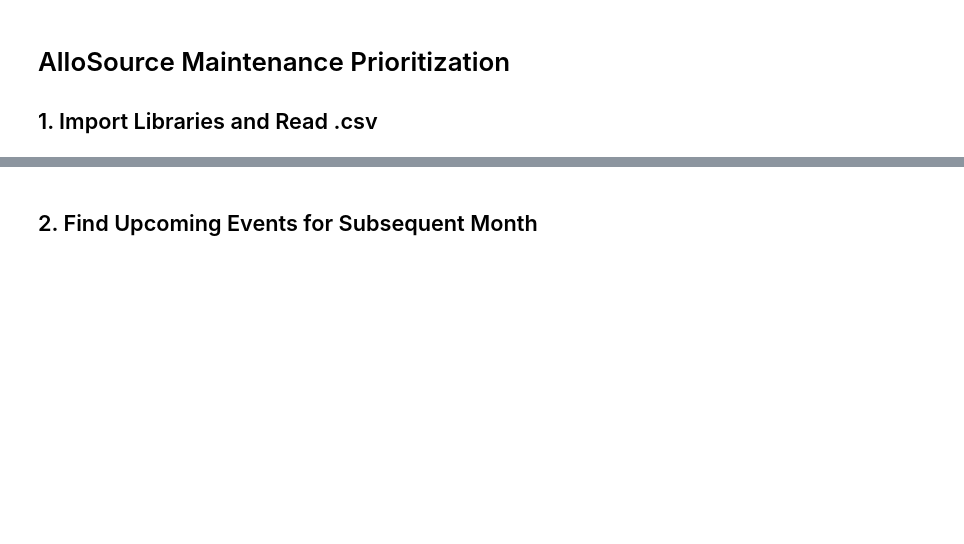
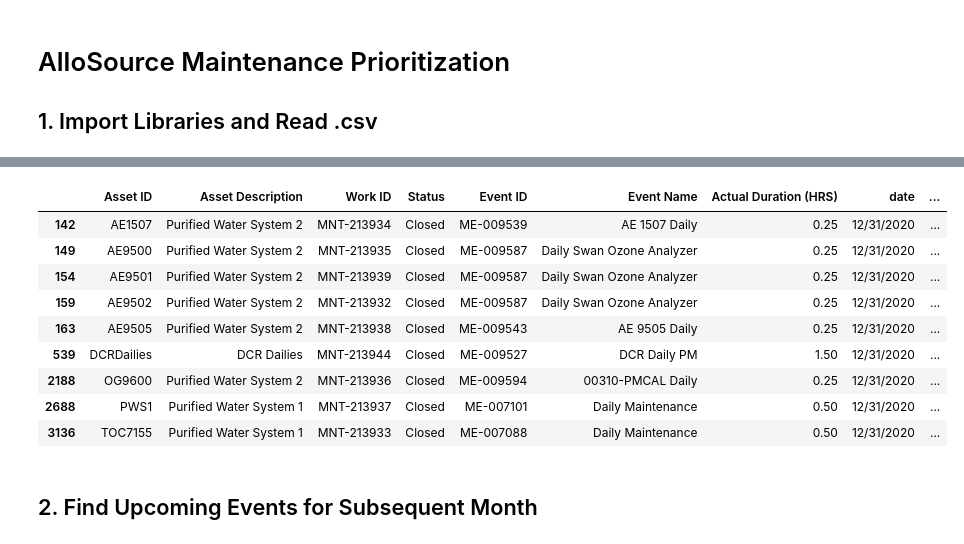
Before and after one commit to c14kevincardenas/AlloSource, a Jupyter notebook: Mx Prioritization.ipynb, the cells around one changed output, grey strips where cells are left out. Saved outputs shown, nothing was run; the diff lists cells and outputs as text; code cells hidden in the pictures; blank space fills up the shorter version.

```diff
--- a/Mx Prioritization.ipynb
+++ b/Mx Prioritization.ipynb
@@ -20,3 +40,16 @@ df.head()
+# %%
+df.loc[(df['Priority Number'] == 1) & (df['mx time']=='Daily')]
+# %% [output]
+|  | Asset ID | Asset Description | Work ID | Status | Event ID | Event Name | Actual Duration (HRS) | date | ... |
+| 142 | AE1507 | Purified Water System 2 | MNT-213934 | Closed | ME-009539 | AE 1507 Daily | 0.25 | 12/31/2020 | ... |
+| 149 | AE9500 | Purified Water System 2 | MNT-213935 | Closed | ME-009587 | Daily Swan Ozone Analyzer | 0.25 | 12/31/2020 | ... |
+| 154 | AE9501 | Purified Water System 2 | MNT-213939 | Closed | ME-009587 | Daily Swan Ozone Analyzer | 0.25 | 12/31/2020 | ... |
+| 159 | AE9502 | Purified Water System 2 | MNT-213932 | Closed | ME-009587 | Daily Swan Ozone Analyzer | 0.25 | 12/31/2020 | ... |
+| 163 | AE9505 | Purified Water System 2 | MNT-213938 | Closed | ME-009543 | AE 9505 Daily | 0.25 | 12/31/2020 | ... |
+| 539 | DCRDailies | DCR Dailies | MNT-213944 | Closed | ME-009527 | DCR Daily PM | 1.50 | 12/31/2020 | ... |
+| 2188 | OG9600 | Purified Water System 2 | MNT-213936 | Closed | ME-009594 | 00310-PMCAL Daily | 0.25 | 12/31/2020 | ... |
+| 2688 | PWS1 | Purified Water System 1 | MNT-213937 | Closed | ME-007101 | Daily Maintenance | 0.50 | 12/31/2020 | ... |
+| 3136 | TOC7155 | Purified Water System 1 | MNT-213933 | Closed | ME-007088 | Daily Maintenance | 0.50 | 12/31/2020 | ... |
 # %% [markdown]
 ## 2. Find Upcoming Events for Subsequent Month
 # %%
```
Also changed, not shown: parts of 5 cells of this notebook.
